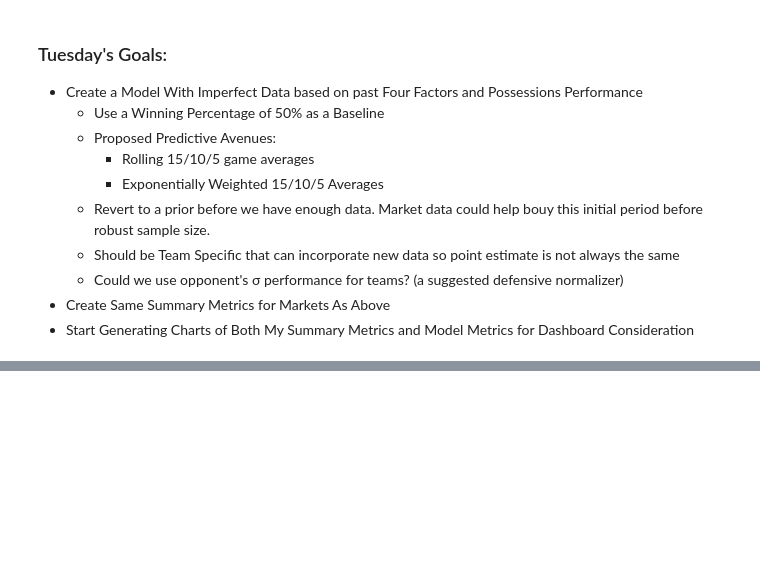
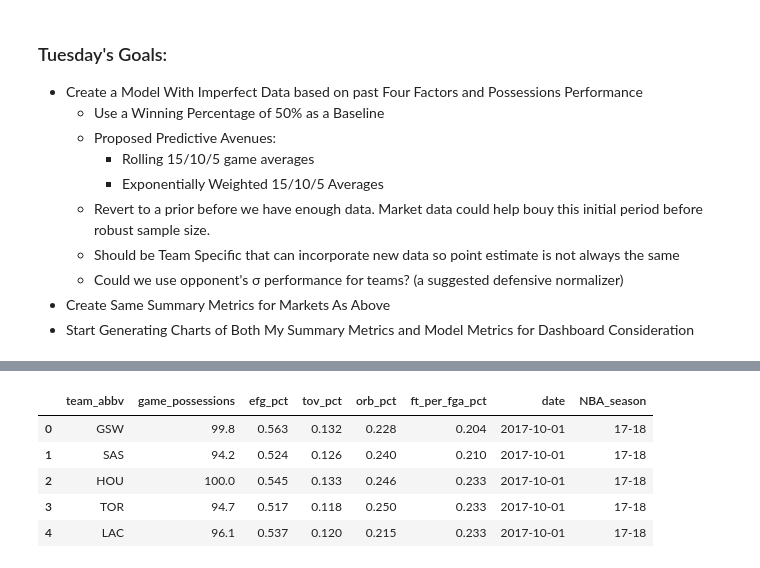
Before and after one commit to kyle-rgb/NBA_Sportsbook_Project, a Jupyter notebook: notebooks/Model_Stage.ipynb, the cells around one changed output, grey strips where cells are left out. Cells and saved outputs as stored; diff of their text form; code cells hidden in the pictures; blank space fills up the shorter version.

```diff
--- a/notebooks/Model_Stage.ipynb
+++ b/notebooks/Model_Stage.ipynb
@@ -1231,0 +1224,12 @@ market_decision_matrix
+# %%
+# refernces: https://www.basketball-reference.com/leagues/NBA_2017.html <- 16-17's averages
+prior_seasons_averages = pd.read_csv("../data/external/16_17_averages.csv")
+prior_seasons_averages = prior_seasons_averages.loc[:, ["Team", "Pace", "team_eFG%", "team_TOV%", "team_ORB%", "team_FT/FGA"]]
+prior_seasons_averages = prior_seasons_averages.rename(columns={"team_eFG%": "efg_pct",
+                                                               "team_TOV%": "tov_pct",
+                                                               "team_ORB%": "orb_pct",
+                                                               "team_FT/FGA": "ft_per_fga_pct",
+                                                               "Pace": "game_possessions",
+                                                               "Team": "team_abbv"})
+prior_seasons_averages.tov_pct = prior_seasons_averages.tov_pct / 100
+prior_seasons_averages.orb_pct = prior_seasons_averages.orb_pct / 100
@@ -1231,0 +1250,14 @@ market_decision_matrix
+# %%
+prior_seasons_averages['date'] = team_df.query("NBA_season == '17-18'").date.min() + pd.DateOffset(day=1)
+# %%
+prior_seasons_averages["NBA_season"] = "17-18"
+second_seasons_priors["NBA_season"] = "18-19"
+# %%
+prior_seasons_averages.head()
+# %% [output]
+|  | team_abbv | game_possessions | efg_pct | tov_pct | orb_pct | ft_per_fga_pct | date | NBA_season |
+| 0 | GSW | 99.8 | 0.563 | 0.132 | 0.228 | 0.204 | 2017-10-01 | 17-18 |
+| 1 | SAS | 94.2 | 0.524 | 0.126 | 0.240 | 0.210 | 2017-10-01 | 17-18 |
+| 2 | HOU | 100.0 | 0.545 | 0.133 | 0.246 | 0.233 | 2017-10-01 | 17-18 |
+| 3 | TOR | 94.7 | 0.517 | 0.118 | 0.250 | 0.233 | 2017-10-01 | 17-18 |
+| 4 | LAC | 96.1 | 0.537 | 0.120 | 0.215 | 0.233 | 2017-10-01 | 17-18 |
```
Also changed, not shown: parts of 28 cells of this notebook, 1 other file.
